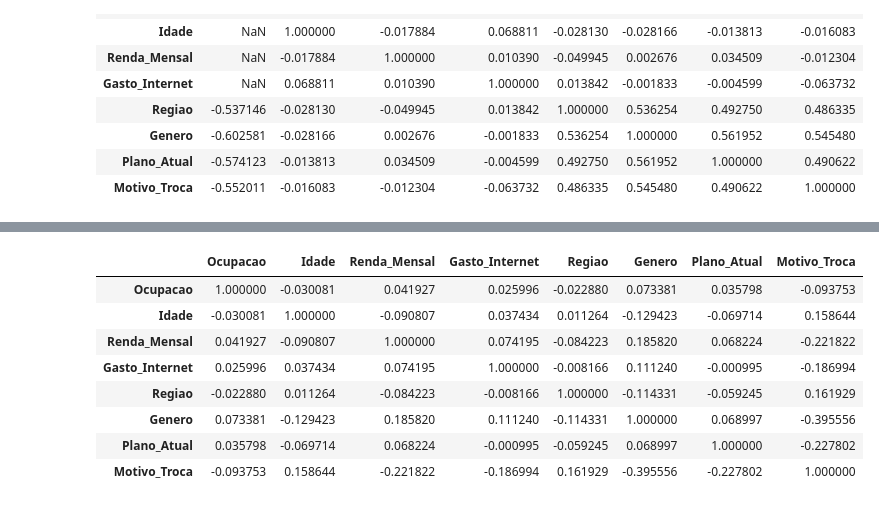
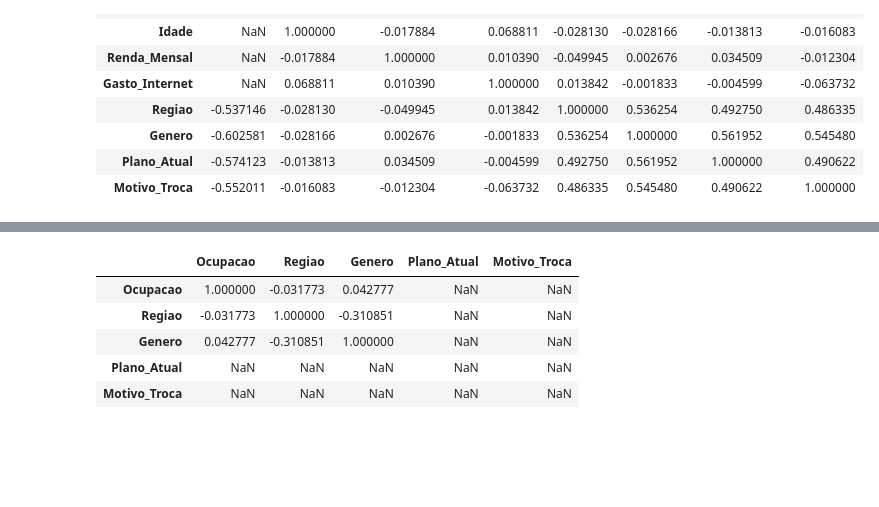
Before and after one commit to Joao-Gabriel05/Telecconect_analysis, a Jupyter notebook: limpeza_de_dados.ipynb, the cells around one changed output, grey strips where cells are left out. Saved outputs shown, nothing was run; the diff lists cells and outputs as text; code cells hidden in the pictures; blank space fills up the shorter version.

```diff
--- a/limpeza_de_dados.ipynb
+++ b/limpeza_de_dados.ipynb
@@ -448,9 +453,9 @@ df_escolhido_imputed.describe()
 import pandas as pd
 from sklearn.preprocessing import LabelEncoder
 
-df_corr = df_escolhidos.copy()
+df_corr_norm = df_escolhidos.copy()
 # Identificar as colunas do tipo 'object'
-object_columns = df_corr.select_dtypes(include=['object']).columns
+object_columns = df_corr_norm.select_dtypes(include=['object']).columns
 
 # Criar uma instância do LabelEncoder
 label_encoder = LabelEncoder()
@@ -458,16 +463,16 @@ label_encoder = LabelEncoder()
 # Aplicar LabelEncoder a cada coluna de tipo 'object'
 for col in object_columns:
     # Substituir NaN por um valor, como 'missing'
-    df_corr[col] = df_corr[col].fillna('missing')
+    df_corr_norm[col] = df_corr_norm[col].fillna('missing')
 
-    df_corr[col] = df_corr[col].astype(str)
+    df_corr_norm[col] = df_corr_norm[col].astype(str)
 
     # Aplicar o LabelEncoder
-    df_corr[col] = label_encoder.fit_transform(df_corr[col])
+    df_corr_norm[col] = label_encoder.fit_transform(df_corr_norm[col])
 
 # Ver o dataframe modificado
-df_corr1=df_corr.corr()
-df_corr1
+df_corr_norm=df_corr_norm.corr()
+df_corr_norm
 # %% [output]
 |  | Ocupacao | Idade | Renda_Mensal | Gasto_Internet | Regiao | Genero | Plano_Atual | Motivo_Troca |
 | Ocupacao | 1.000000 | NaN | NaN | NaN | -0.537146 | -0.602581 | -0.574123 | -0.552011 |
@@ -481,37 +494,33 @@ df_corr1
 # %%
 #Nao esquecer de calcular a corr geral antes e depois
 import pandas as pd
 from sklearn.preprocessing import LabelEncoder
 
-df_corr = df_escolhido_imputed.copy()
+df_corr_imputed = df_reverted.copy()
 # Identificar as colunas do tipo 'object'
-object_columns = df_corr.select_dtypes(include=['object']).columns
+object_columns = df_corr_imputed.select_dtypes(include=['object']).columns
 
 # Criar uma instância do LabelEncoder
 label_encoder = LabelEncoder()
 
 # Aplicar LabelEncoder a cada coluna de tipo 'object'
 for col in object_columns:
     # Substituir NaN por um valor, como 'missing'
-    df_corr[col] = df_corr[col].fillna('missing')
 
-    df_corr[col] = df_corr[col].astype(str)
+    df_corr_imputed[col] = df_corr_imputed[col].astype(str)
 
     # Aplicar o LabelEncoder
-    df_corr[col] = label_encoder.fit_transform(df_corr[col])
+    df_corr_imputed[col] = label_encoder.fit_transform(df_corr_imputed[col])
 
 # Ver o dataframe modificado
-df_corr2=df_corr.corr()
-df_corr2
+df_corr_imputed=df_corr_imputed.corr()
+df_corr_imputed
 # %% [output]
-|  | Ocupacao | Idade | Renda_Mensal | Gasto_Internet | Regiao | Genero | Plano_Atual | Motivo_Troca |
-| Ocupacao | 1.000000 | -0.030081 | 0.041927 | 0.025996 | -0.022880 | 0.073381 | 0.035798 | -0.093753 |
-| Idade | -0.030081 | 1.000000 | -0.090807 | 0.037434 | 0.011264 | -0.129423 | -0.069714 | 0.158644 |
-| Renda_Mensal | 0.041927 | -0.090807 | 1.000000 | 0.074195 | -0.084223 | 0.185820 | 0.068224 | -0.221822 |
-| Gasto_Internet | 0.025996 | 0.037434 | 0.074195 | 1.000000 | -0.008166 | 0.111240 | -0.000995 | -0.186994 |
-| Regiao | -0.022880 | 0.011264 | -0.084223 | -0.008166 | 1.000000 | -0.114331 | -0.059245 | 0.161929 |
-| Genero | 0.073381 | -0.129423 | 0.185820 | 0.111240 | -0.114331 | 1.000000 | 0.068997 | -0.395556 |
-| Plano_Atual | 0.035798 | -0.069714 | 0.068224 | -0.000995 | -0.059245 | 0.068997 | 1.000000 | -0.227802 |
-| Motivo_Troca | -0.093753 | 0.158644 | -0.221822 | -0.186994 | 0.161929 | -0.395556 | -0.227802 | 1.000000 |
+|  | Ocupacao | Regiao | Genero | Plano_Atual | Motivo_Troca |
+| Ocupacao | 1.000000 | -0.031773 | 0.042777 | NaN | NaN |
+| Regiao | -0.031773 | 1.000000 | -0.310851 | NaN | NaN |
+| Genero | 0.042777 | -0.310851 | 1.000000 | NaN | NaN |
+| Plano_Atual | NaN | NaN | NaN | NaN | NaN |
+| Motivo_Troca | NaN | NaN | NaN | NaN | NaN |
 # %%
 # Calcular a diferença entre as correlações
```
Also changed, not shown: parts of 15 cells of this notebook, 1 other file.
